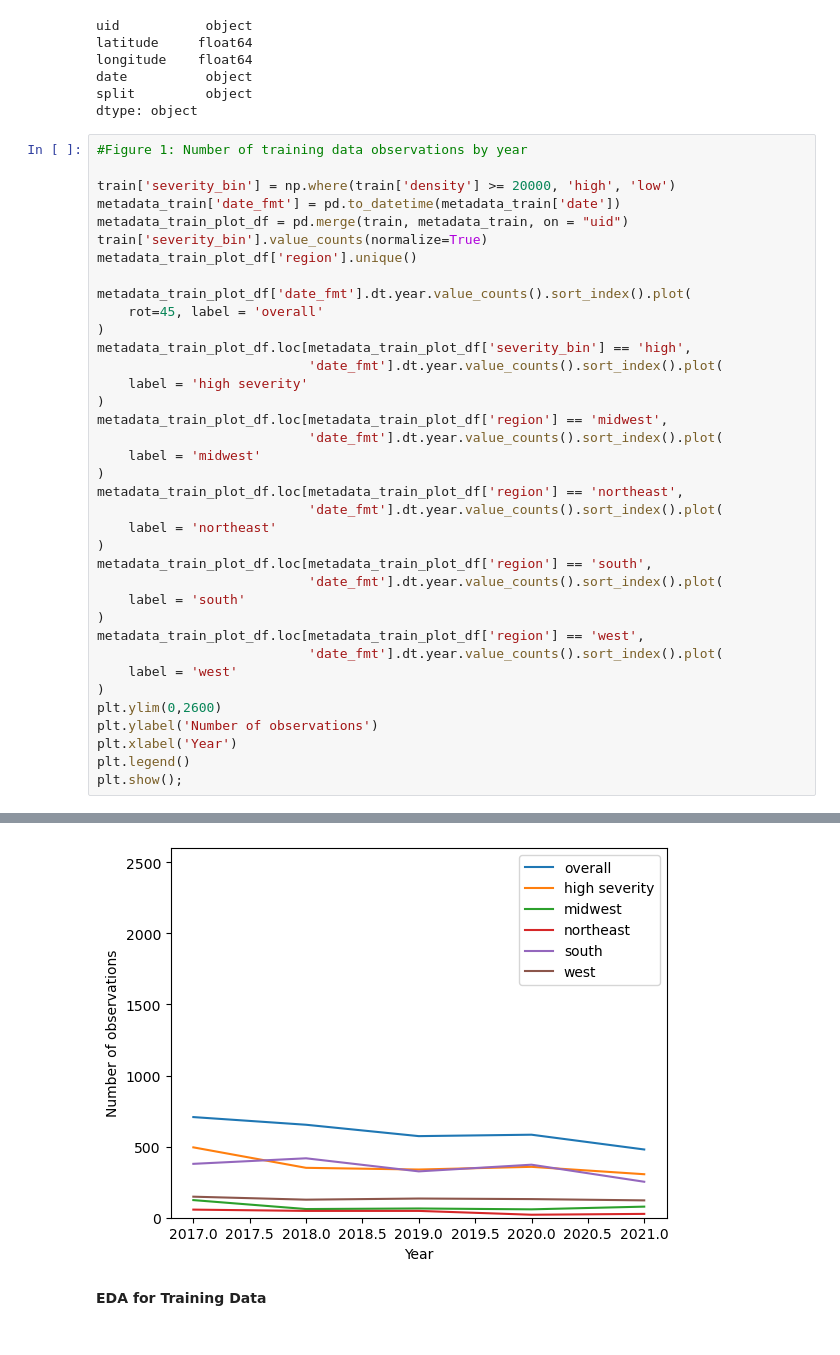
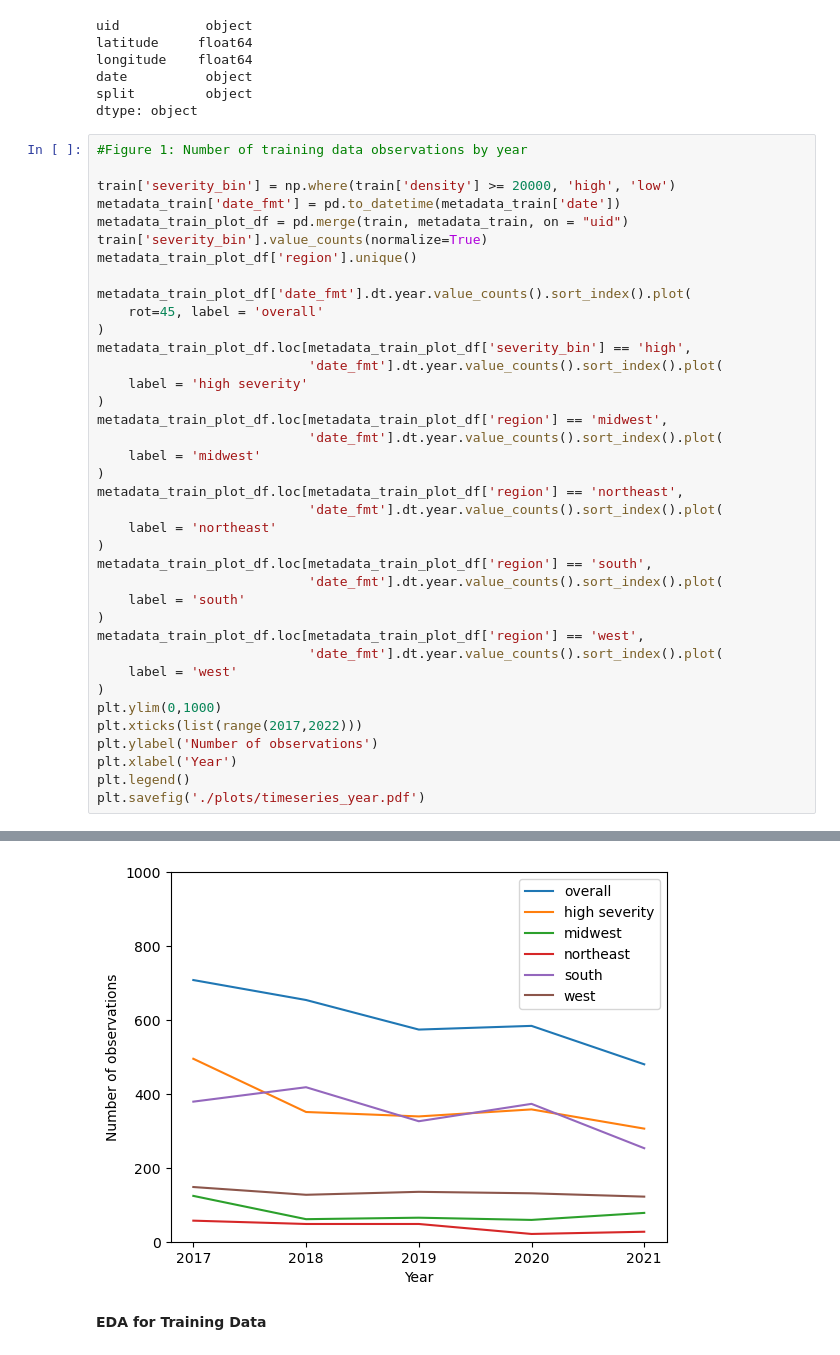
Before and after one commit to jennahgosciak/algaebloom, a Jupyter notebook: rds_draft_report_FINAL.ipynb, the cells around one changed output, grey strips where cells are left out. Saved outputs shown, nothing was run; the diff lists cells and outputs as text.

```diff
--- a/rds_draft_report_FINAL.ipynb
+++ b/rds_draft_report_FINAL.ipynb
@@ -79,36 +83,37 @@ metadata_train_plot_df['date_fmt'].dt.year.value_counts().sort_index().plot(
 )
 metadata_train_plot_df.loc[metadata_train_plot_df['severity_bin'] == 'high',
                            'date_fmt'].dt.year.value_counts().sort_index().plot(
     label = 'high severity'
 )
 metadata_train_plot_df.loc[metadata_train_plot_df['region'] == 'midwest',
                            'date_fmt'].dt.year.value_counts().sort_index().plot(
     label = 'midwest'
 )
 metadata_train_plot_df.loc[metadata_train_plot_df['region'] == 'northeast',
                            'date_fmt'].dt.year.value_counts().sort_index().plot(
     label = 'northeast'
 )
 metadata_train_plot_df.loc[metadata_train_plot_df['region'] == 'south',
                            'date_fmt'].dt.year.value_counts().sort_index().plot(
     label = 'south'
 )
 metadata_train_plot_df.loc[metadata_train_plot_df['region'] == 'west',
                            'date_fmt'].dt.year.value_counts().sort_index().plot(
     label = 'west'
 )
-plt.ylim(0,2600)
+plt.ylim(0,1000)
+plt.xticks(list(range(2017,2022)))
 plt.ylabel('Number of observations')
 plt.xlabel('Year')
 plt.legend()
-plt.show();
+plt.savefig('./plots/timeseries_year.pdf')
 # %% [output]
 A value is trying to be set on a copy of a slice from a DataFrame.
 Try using .loc[row_indexer,col_indexer] = value instead
 
 See the caveats in the documentation: https://pandas.pydata.org/pandas-docs/stable/user_guide/indexing.html#returning-a-view-versus-a-copy
   metadata_train['date_fmt'] = pd.to_datetime(metadata_train['date'])
-[figure, old version]
+[figure, new version]
 # %% [markdown]
 **EDA for Training Data**
 # %% [markdown]
```
Also changed, not shown: parts of 34 cells of this notebook, 5 other files.
